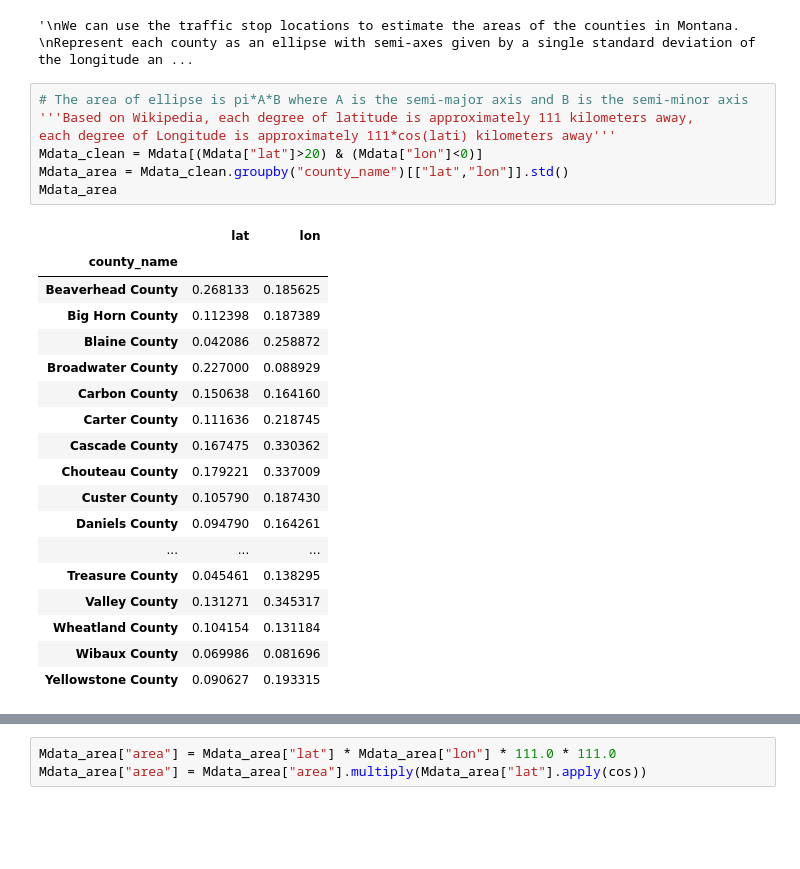
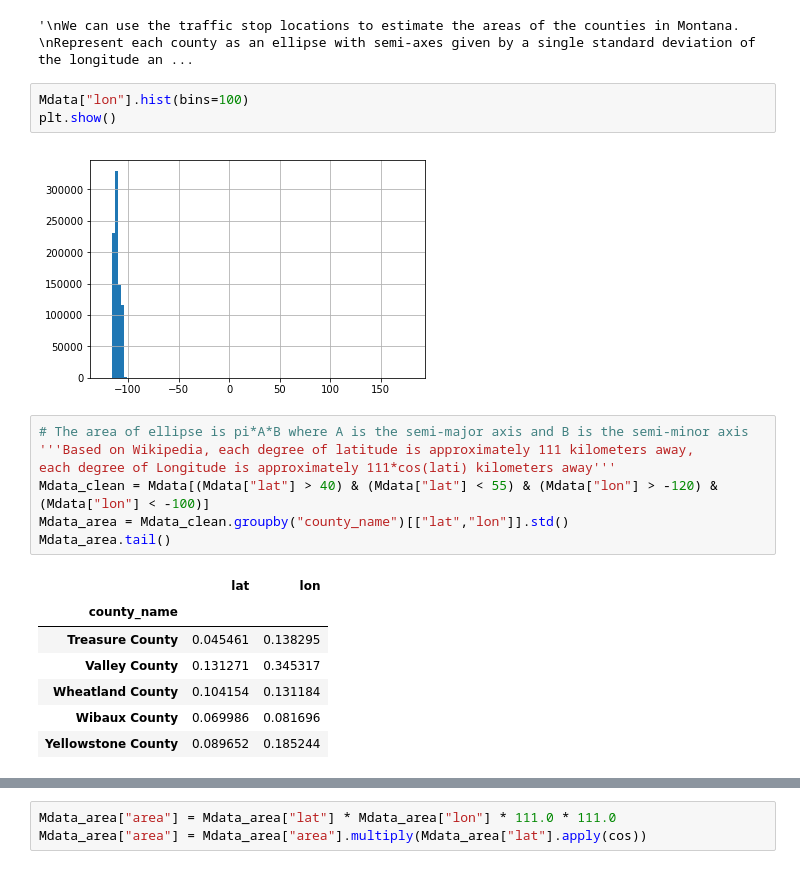
Before and after one commit to pangziyouyige/DataIncubatorChallenge, a Jupyter notebook: Challenge2.ipynb, the cells around one changed output, grey strips where cells are left out. Saved outputs shown, nothing was run; the diff lists cells and outputs as text; blank space fills up the shorter version.

```diff
--- a/Challenge2.ipynb
+++ b/Challenge2.ipynb
@@ -371,29 +361,23 @@ in this manner? Please ignore unrealistic latitude and longitude coordinates.
 '''
 # %% [output]
 '\nWe can use the traffic stop locations to estimate the areas of the counties in Montana. \nRepresent each county as an ellipse with semi-axes given by a single standard deviation of the longitude an ...
+# %%
+Mdata["lon"].hist(bins=100)
+plt.show()
+# %% [output]
+[figure, added]
 # %%
 # The area of ellipse is pi*A*B where A is the semi-major axis and B is the semi-minor axis
 '''Based on Wikipedia, each degree of latitude is approximately 111 kilometers away,
 each degree of Longitude is approximately 111*cos(lati) kilometers away'''
-Mdata_clean = Mdata[(Mdata["lat"]>20) & (Mdata["lon"]<0)]
+Mdata_clean = Mdata[(Mdata["lat"] > 40) & (Mdata["lat"] < 55) & (Mdata["lon"] > -120) & (Mdata["lon"] < -100)]
 Mdata_area = Mdata_clean.groupby("county_name")[["lat","lon"]].std()
-Mdata_area
+Mdata_area.tail()
 # %% [output]
 |  | lat | lon |
 | county_name |  |  |
-| Beaverhead County | 0.268133 | 0.185625 |
-| Big Horn County | 0.112398 | 0.187389 |
-| Blaine County | 0.042086 | 0.258872 |
-| Broadwater County | 0.227000 | 0.088929 |
-| Carbon County | 0.150638 | 0.164160 |
-| Carter County | 0.111636 | 0.218745 |
-| Cascade County | 0.167475 | 0.330362 |
-| Chouteau County | 0.179221 | 0.337009 |
-| Custer County | 0.105790 | 0.187430 |
-| Daniels County | 0.094790 | 0.164261 |
-| ... | ... | ... |
 | Treasure County | 0.045461 | 0.138295 |
 | Valley County | 0.131271 | 0.345317 |
 | Wheatland County | 0.104154 | 0.131184 |
 | Wibaux County | 0.069986 | 0.081696 |
-| Yellowstone County | 0.090627 | 0.193315 |
+| Yellowstone County | 0.089652 | 0.185244 |
```
Also changed, not shown: parts of 5 cells of this notebook.
